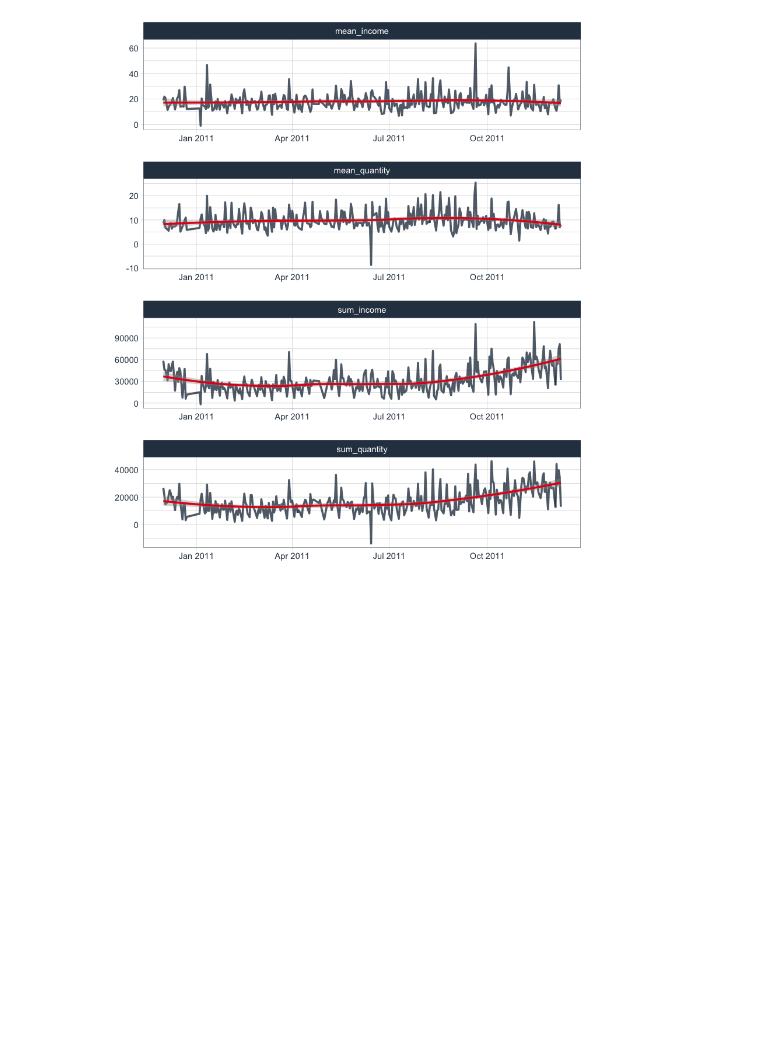
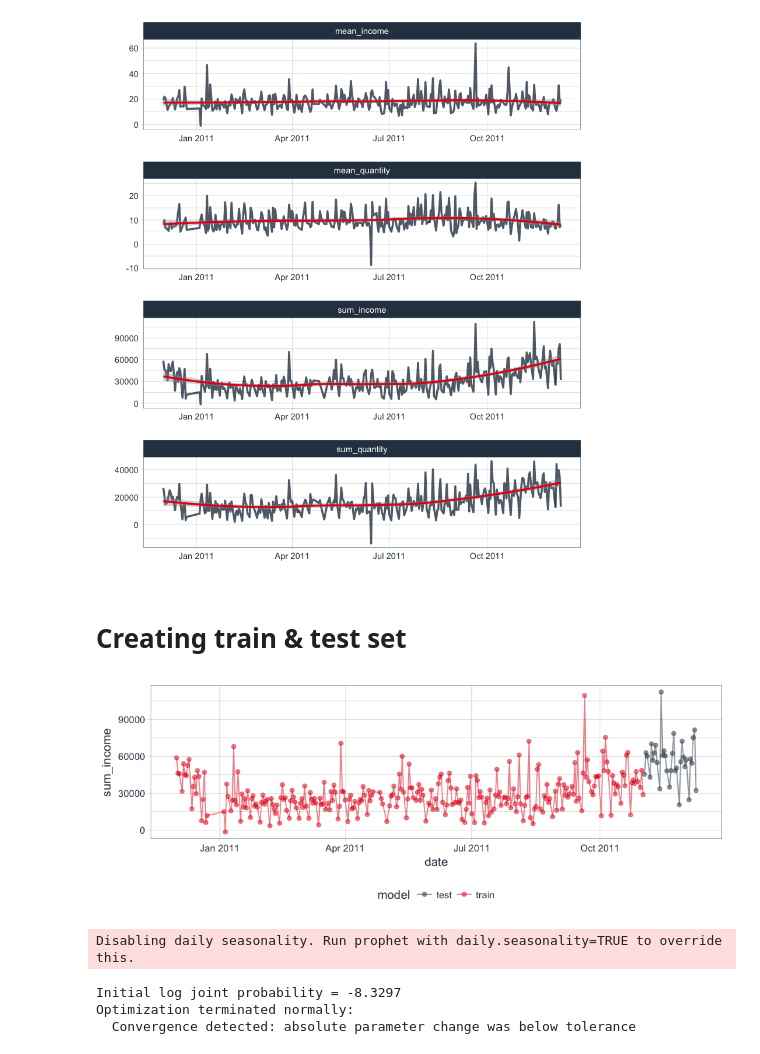
Before and after one commit to Data-Science-FMI/introduction-to-data-science-2017, a Jupyter notebook: labs/lab_3/online_retail.ipynb, the cells around one changed output. Cells and saved outputs as stored; diff of their text form; code cells hidden in the pictures; blank space fills up the shorter version.

```diff
--- a/labs/lab_3/online_retail.ipynb
+++ b/labs/lab_3/online_retail.ipynb
@@ -303,3 +325,22 @@ income %>%
          y = "")
 # %% [output]
 [figure]
+# %% [markdown]
+# Creating train & test set
+# %%
+retail_per_day <- distinct(select(retail, date, day_of_week, month))  %>%
+    left_join(income, by = "date")
+# %%
+retail_per_day <- retail_per_day %>%
+  mutate(model = ifelse(date <= "2011-11-01", "train", "test"))
+# %%
+options(repr.plot.width=8, repr.plot.height=3)
+
+retail_per_day %>%
+  ggplot(aes(x = date, y = sum_income, color = model)) +
+    geom_point(alpha = 0.5) +
+    geom_line(alpha = 0.5) +
+    scale_color_manual(values = palette_light()) +
+    theme_tq()
+# %% [output]
+[figure, added]
@@ -305,0 +363,14 @@ income %>%
+# %%
+model <- prophet(
+    train,
+    growth = "linear", # growth curve trend
+    n.changepoints = 100, # Prophet automatically detects changes in trends by selecting changepoints from the data
+    yearly.seasonality = FALSE, # yearly seasonal component using Fourier series
+    weekly.seasonality = TRUE, # weekly seasonal component using dummy variables
+    holidays = off_days
+)
+# %% [output]
+Disabling daily seasonality. Run prophet with daily.seasonality=TRUE to override this.
+Initial log joint probability = -8.3297
+Optimization terminated normally:
+  Convergence detected: absolute parameter change was below tolerance
```
Also changed, not shown: parts of 14 cells of this notebook.
